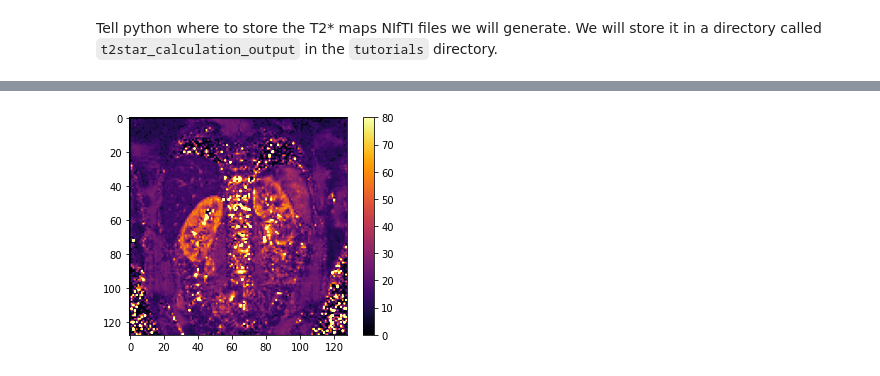
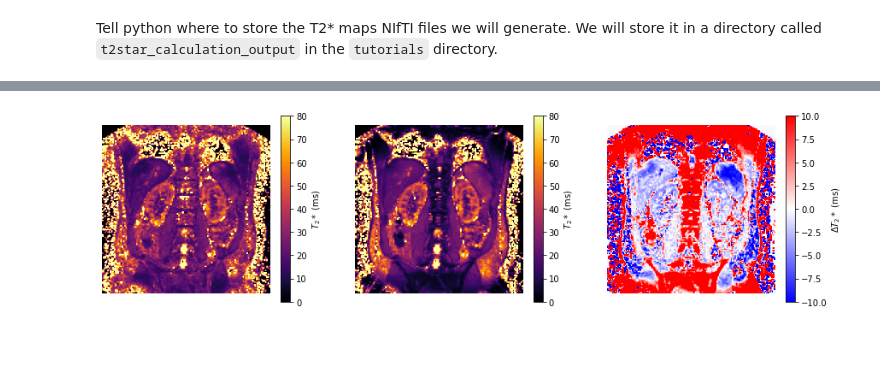
Before and after one commit to UKRIN-MAPS/ukat, a Jupyter notebook: tutorials/t2star_calculation.ipynb, the cells around one changed output, grey strips where cells are left out. Cells and saved outputs as stored; diff of their text form; code cells hidden in the pictures; blank space fills up the shorter version.

```diff
--- a/tutorials/t2star_calculation.ipynb
+++ b/tutorials/t2star_calculation.ipynb
@@ -39 +30,5 @@ image_siemens, affine_siemens, TE_siemens = fetch.r2star_siemens()
+# %%
+# Fetch test data
+image, affine, te = fetch.r2star_philips()
+te = te * 1000  # convert TE to ms
 # %% [markdown]
@@ -48,0 +37,6 @@ t2star_siemens = T2Star(image_siemens, TE_siemens).t2star_nottingham()[0]
+# %%
+# Initialise the loglin mapping object
+mapper_loglin = T2Star(image, te, method='loglin')
+
+# Extract the T2* map from the object
+t2star_loglin = mapper_loglin.t2star_map
@@ -49 +46,7 @@ t2star_siemens = T2Star(image_siemens, TE_siemens).t2star_nottingham()[0]
+# %%
+# Initialise the loglin mapping object
+mapper_2p_exp = T2Star(image, te, method='2p_exp')
+
+# Extract the T2* map from the object
+t2star_2p_exp = mapper_2p_exp.t2star_map
 # %% [markdown]
@@ -69,9 +54,24 @@ plt.show()
-# %%
-# Display a central slice of the T2star map Siemens
-t2star_central_slice = np.rot90(t2star_siemens[:,:,2], 1)
-ax = plt.subplots()[1]
-im = ax.imshow(t2star_central_slice, cmap='inferno', vmin=0, vmax=80)
-plt.colorbar(im)
-plt.show()
-# %% [output]
-[figure, removed]
+# %%
+fig, (ax1, ax2, ax3) = plt.subplots(1, 3, figsize=(15, 4))
+
+# Display a central slice of the log linear T2* map
+im = ax1.imshow(np.rot90(t2star_loglin[:, :, 2]), cmap='inferno', clim=(0, 80))
+cb = fig.colorbar(im, ax=ax1)
+cb.set_label('$T_2*$ (ms)')
+ax1.axis('off')
+
+# Display a central slice of the exponential curve fit T2* map
+im = ax2.imshow(np.rot90(t2star_2p_exp[:, :, 2]), cmap='inferno', clim=(0, 80))
+cb = fig.colorbar(im, ax=ax2)
+cb.set_label('$T_2*$ (ms)')
+ax2.axis('off')
+
+# Display the difference between the two mapping methods
+im = ax3.imshow(np.rot90(t2star_loglin[:, :, 2] - t2star_2p_exp[:, :, 2]), cmap='bwr', clim=(-10, 10))
+cb = fig.colorbar(im, ax=ax3)
+cb.set_label('$\Delta T_2*$ (ms)')
+ax3.axis('off')
+
+plt.show()
+# %% [output]
+[figure, added]
```
Also changed, not shown: parts of 15 cells of this notebook, 5 other files.
